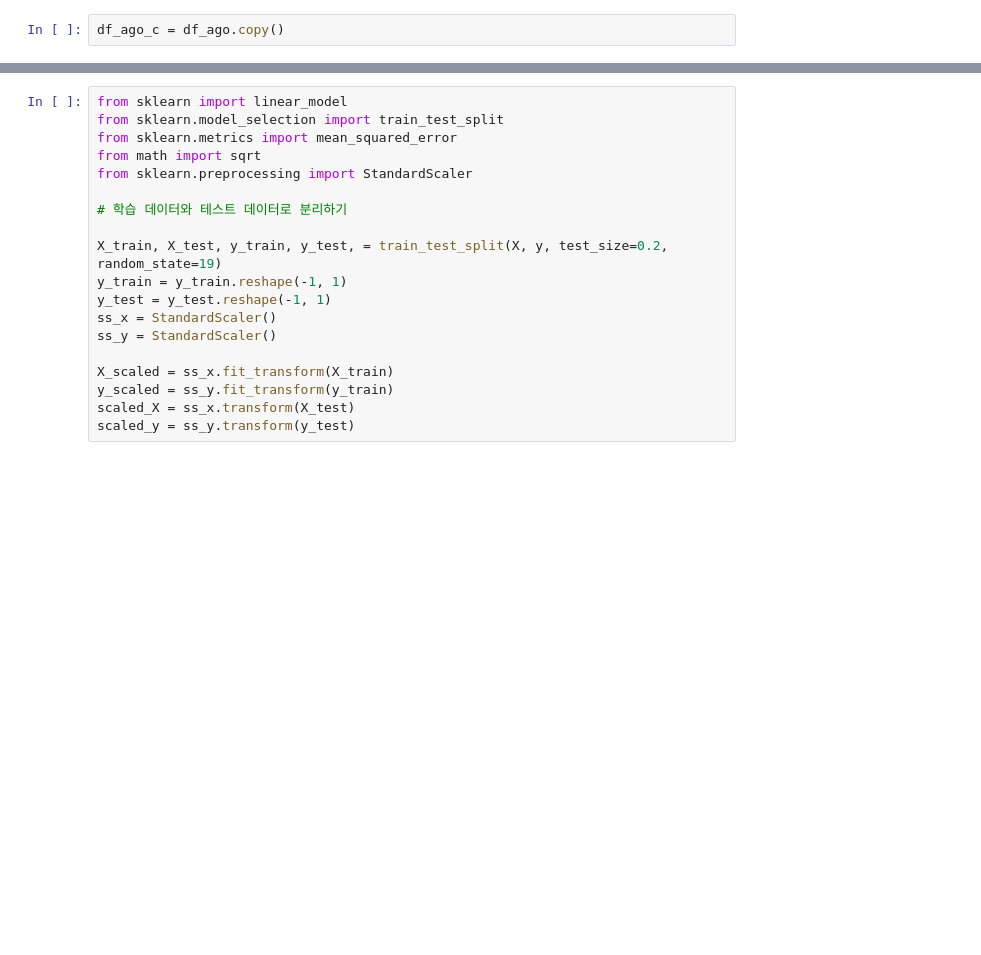
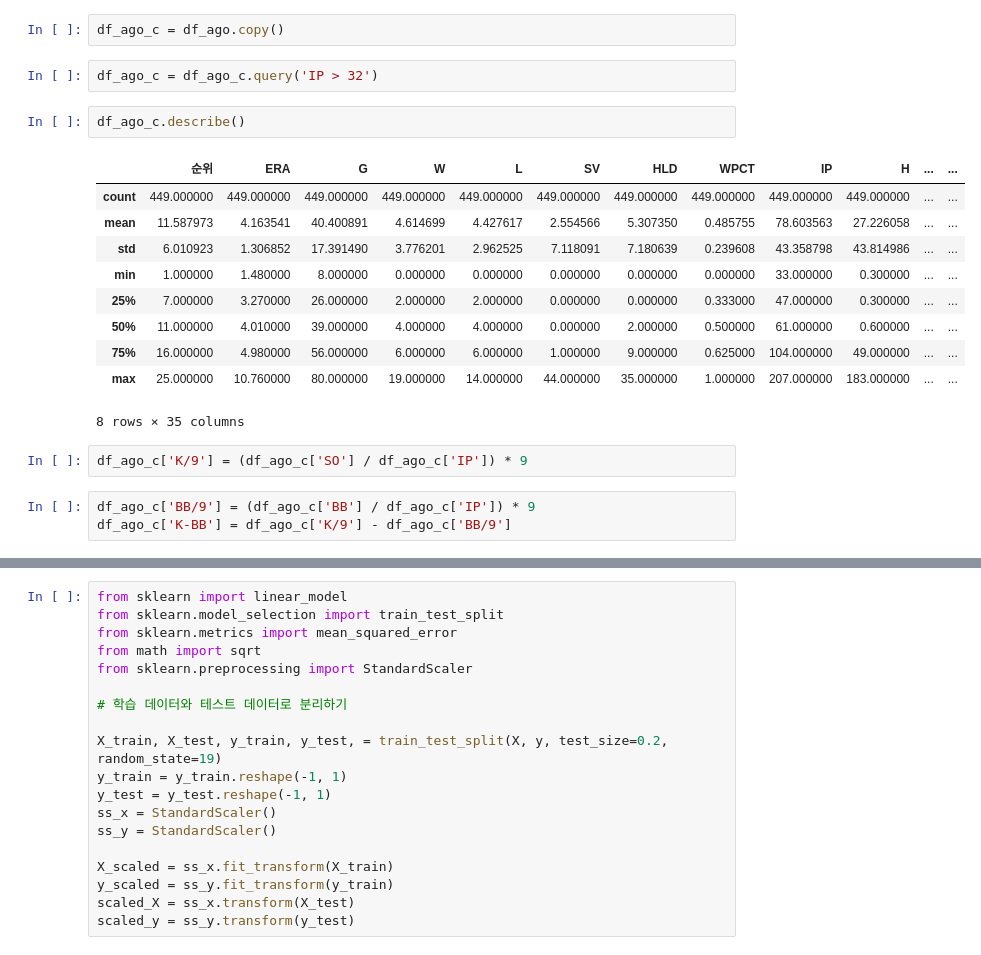
Before and after one commit to jayiuk/mid_project, a Jupyter notebook: EDA.ipynb, the cells around one changed output, grey strips where cells are left out. Saved outputs shown, nothing was run; the diff lists cells and outputs as text; blank space fills up the shorter version.

```diff
--- a/EDA.ipynb
+++ b/EDA.ipynb
@@ -167,3 +150,23 @@ Index(['순위', '선수명', '팀명', 'ERA', 'G', 'W', 'L', 'SV', 'HLD', 'WPCT
       dtype='object')
 # %%
 df_ago_c = df_ago.copy()
+# %%
+df_ago_c = df_ago_c.query('IP > 32')
+# %%
+df_ago_c.describe()
+# %% [output]
+|  | 순위 | ERA | G | W | L | SV | HLD | WPCT | IP | H | ... | ... |
+| count | 449.000000 | 449.000000 | 449.000000 | 449.000000 | 449.000000 | 449.000000 | 449.000000 | 449.000000 | 449.000000 | 449.000000 | ... | ... |
+| mean | 11.587973 | 4.163541 | 40.400891 | 4.614699 | 4.427617 | 2.554566 | 5.307350 | 0.485755 | 78.603563 | 27.226058 | ... | ... |
+| std | 6.010923 | 1.306852 | 17.391490 | 3.776201 | 2.962525 | 7.118091 | 7.180639 | 0.239608 | 43.358798 | 43.814986 | ... | ... |
+| min | 1.000000 | 1.480000 | 8.000000 | 0.000000 | 0.000000 | 0.000000 | 0.000000 | 0.000000 | 33.000000 | 0.300000 | ... | ... |
+| 25% | 7.000000 | 3.270000 | 26.000000 | 2.000000 | 2.000000 | 0.000000 | 0.000000 | 0.333000 | 47.000000 | 0.300000 | ... | ... |
+| 50% | 11.000000 | 4.010000 | 39.000000 | 4.000000 | 4.000000 | 0.000000 | 2.000000 | 0.500000 | 61.000000 | 0.600000 | ... | ... |
+| 75% | 16.000000 | 4.980000 | 56.000000 | 6.000000 | 6.000000 | 1.000000 | 9.000000 | 0.625000 | 104.000000 | 49.000000 | ... | ... |
+| max | 25.000000 | 10.760000 | 80.000000 | 19.000000 | 14.000000 | 44.000000 | 35.000000 | 1.000000 | 207.000000 | 183.000000 | ... | ... |
+8 rows × 35 columns
+# %%
+df_ago_c['K/9'] = (df_ago_c['SO'] / df_ago_c['IP']) * 9
+# %%
+df_ago_c['BB/9'] = (df_ago_c['BB'] / df_ago_c['IP']) * 9
+df_ago_c['K-BB'] = df_ago_c['K/9'] - df_ago_c['BB/9']
```
Also changed, not shown: parts of 12 cells of this notebook, 1 other file.
